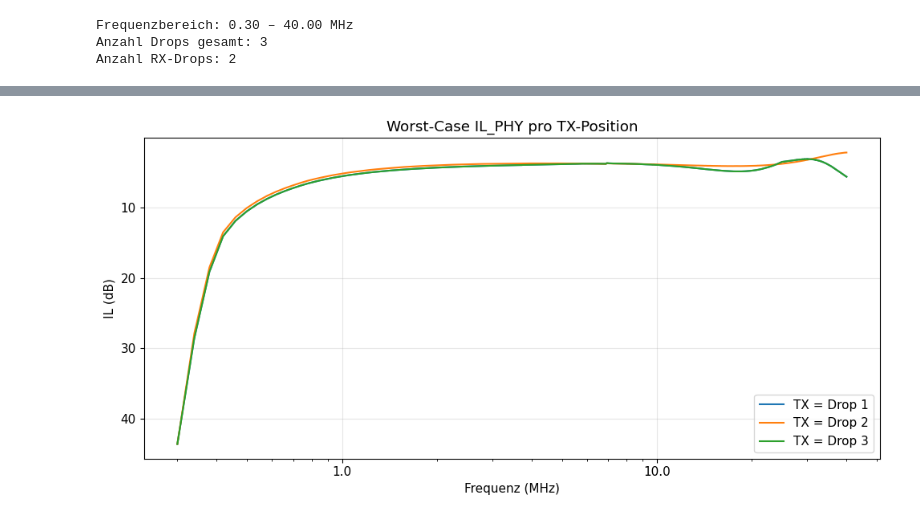
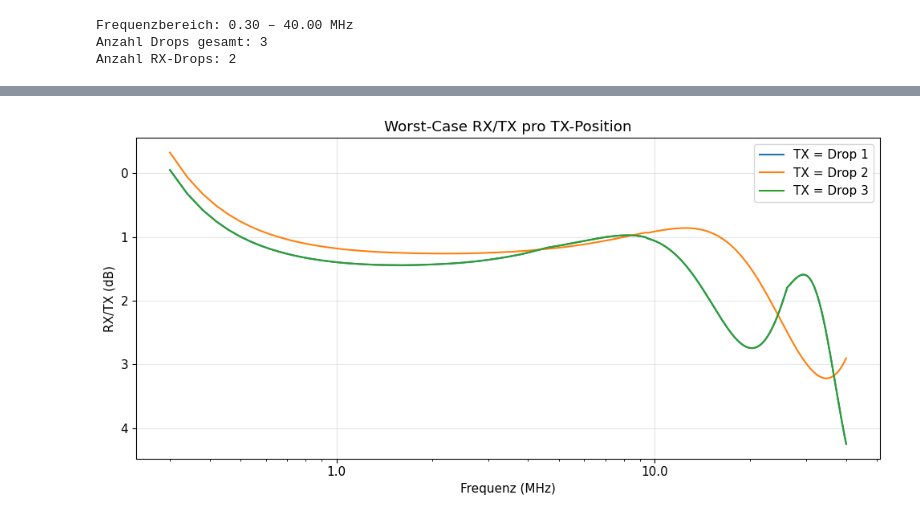
Before and after one commit to m4rin3r0/SPMD-reflexion-sim, a Jupyter notebook: notebooks/analysis.ipynb, the cells around one changed output, grey strips where cells are left out. Cells and saved outputs as stored; diff of their text form; code cells hidden in the pictures.

```diff
--- a/notebooks/analysis.ipynb
+++ b/notebooks/analysis.ipynb
@@ -56,25 +56,24 @@ plt.show()
 # %%
 sweep = run_tx_sweep(CONFIG_PATH)
 
-# Worst-Case IL_PHY über alle TX-Positionen
 fig, ax = plt.subplots()
 for tx_idx, bus in enumerate(sweep):
-    if bus.il_phy_db.shape[1] > 0:
-        worst_case = bus.il_phy_db.max(axis=1)
+    if bus.rx_to_tx_db.shape[1] > 0:
+        worst_case = bus.rx_to_tx_db.max(axis=1)
         ax.plot(freqs_mhz, worst_case, label=f"TX = Drop {tx_idx+1}")
 
 ax.invert_yaxis()
 ax.set_xlabel("Frequenz (MHz)")
-ax.set_ylabel("IL (dB)")
+ax.set_ylabel("RX/TX (dB)")
 ax.set_xscale("log")
-ax.set_title("Worst-Case IL_PHY pro TX-Position")
+ax.set_title("Worst-Case RX/TX pro TX-Position")
 ax.xaxis.set_major_formatter(ticker.ScalarFormatter())
 ax.xaxis.set_major_locator(ticker.LogLocator(base=10, numticks=6))
 ax.legend()
 plt.tight_layout()
 plt.show()
 # %% [output]
-[figure, old version]
+[figure, new version]
 # %%
 il_limit_188 = tci_il_mask(freqs_hz)
 il_limit_189 = mpi_il_mask(freqs_hz)
```
Also changed, not shown: parts of 6 cells of this notebook, 9 other files.
